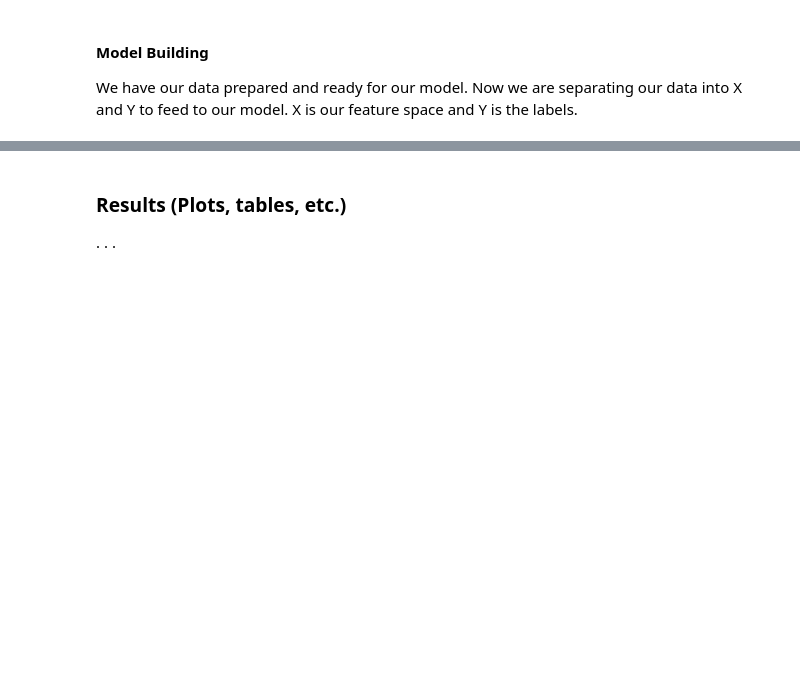
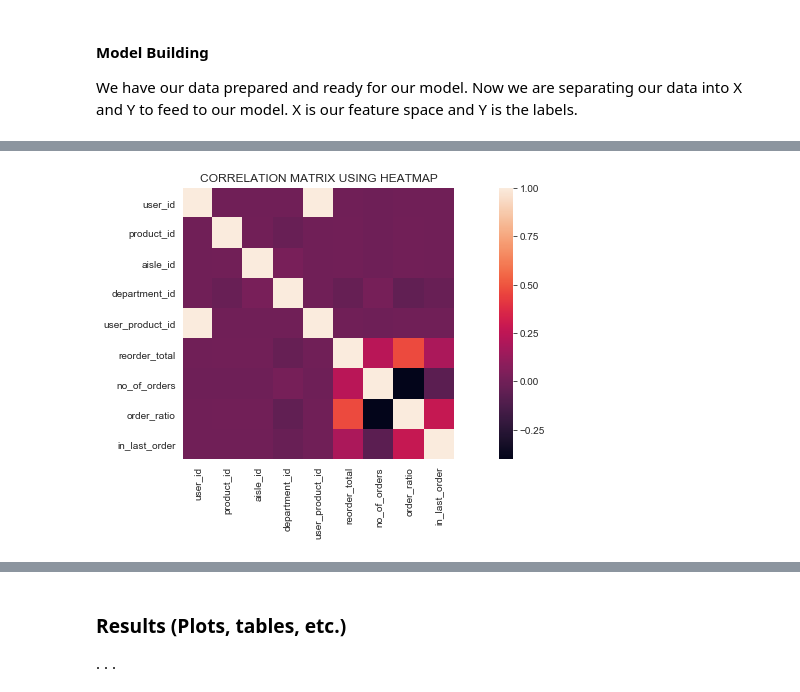
Before and after one commit to juemura/cs241, a Jupyter notebook: ianPortion.ipynb, the cells around one changed output, grey strips where cells are left out. Saved outputs shown, nothing was run; the diff lists cells and outputs as text; code cells hidden in the pictures; blank space fills up the shorter version.

```diff
--- a/ianPortion.ipynb
+++ b/ianPortion.ipynb
@@ -506,0 +532,4 @@ y = training_data_test['in_last_order']
+# %%
+plt.figure()
+corMat = training_data.corr(method='pearson')
+print(corMat)
@@ -506,0 +555,9 @@ y = training_data_test['in_last_order']
+# %%
+plt.figure(figsize = (16,5))
+sns.heatmap(corMat, square=True)
+plt.yticks(rotation=0)
+plt.xticks(rotation=90)
+plt.title("CORRELATION MATRIX USING HEATMAP")
+plt.show()
+# %% [output]
+[figure, added]
```
Also changed, not shown: parts of 17 cells of this notebook.
